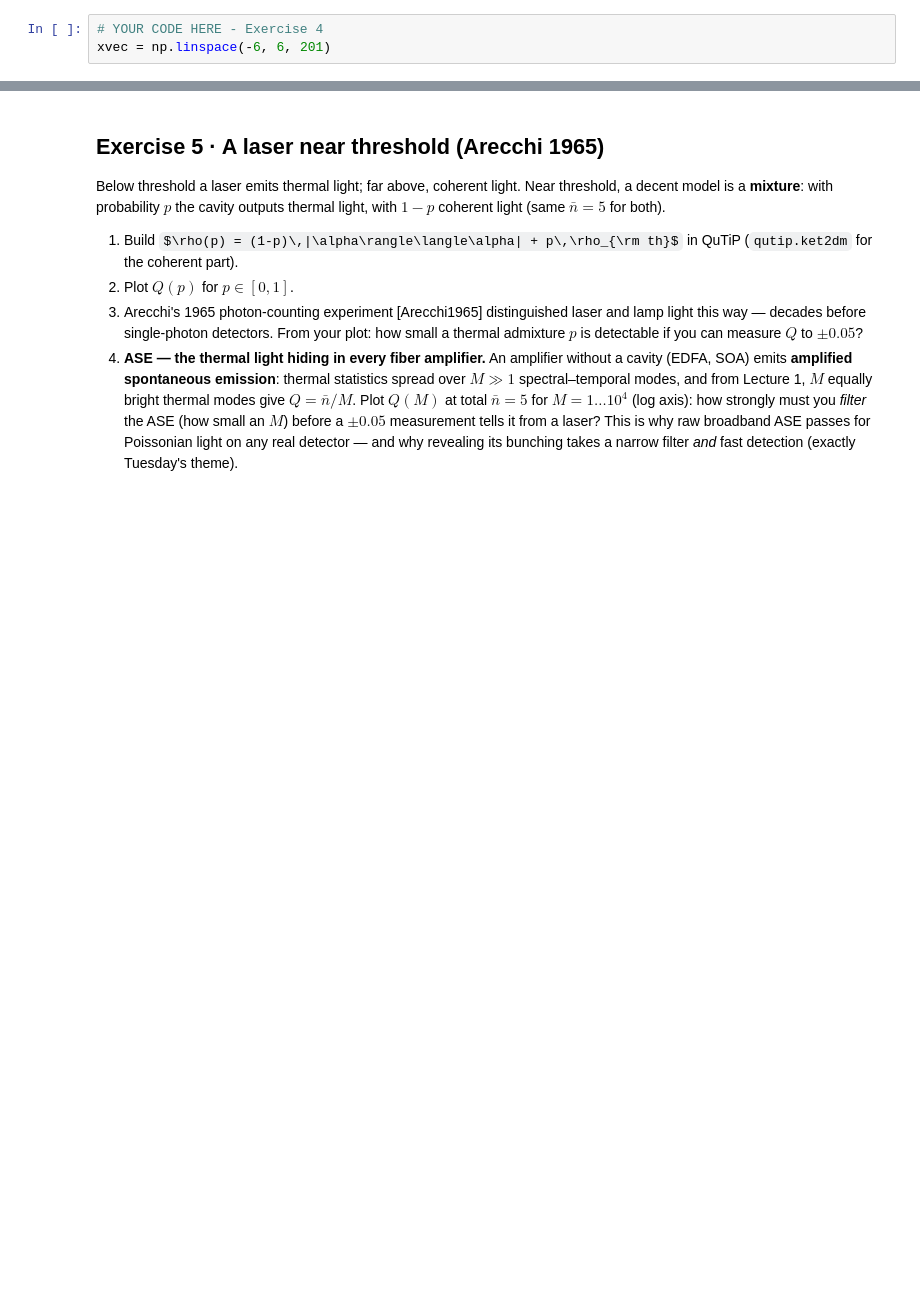
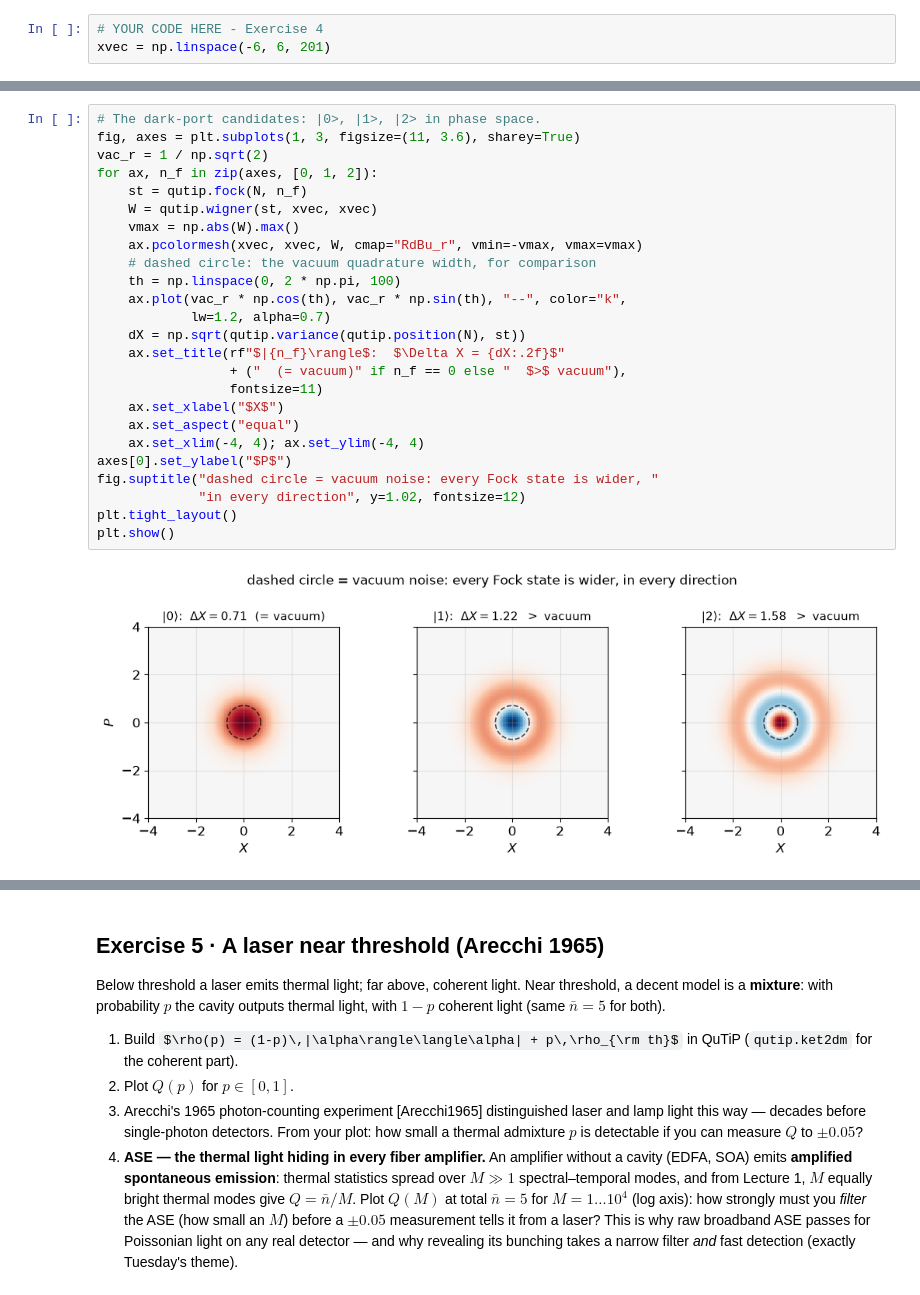
Before and after one commit to laserlab/CountingPhotons, a Jupyter notebook: lectures/02_HandsOn_SimulatingPhotonStatistics.ipynb, the cells around one changed output, grey strips where cells are left out. Saved outputs shown, nothing was run; the diff lists cells and outputs as text; some formulas as TeX source; blank space fills up the shorter version.

```diff
--- a/lectures/02_HandsOn_SimulatingPhotonStatistics.ipynb
+++ b/lectures/02_HandsOn_SimulatingPhotonStatistics.ipynb
@@ -193,0 +252,27 @@ xvec = np.linspace(-6, 6, 201)
+# %%
+# The dark-port candidates: |0>, |1>, |2> in phase space.
+fig, axes = plt.subplots(1, 3, figsize=(11, 3.6), sharey=True)
+vac_r = 1 / np.sqrt(2)
+for ax, n_f in zip(axes, [0, 1, 2]):
+    st = qutip.fock(N, n_f)
+    W = qutip.wigner(st, xvec, xvec)
+    vmax = np.abs(W).max()
+    ax.pcolormesh(xvec, xvec, W, cmap="RdBu_r", vmin=-vmax, vmax=vmax)
+    # dashed circle: the vacuum quadrature width, for comparison
+    th = np.linspace(0, 2 * np.pi, 100)
+    ax.plot(vac_r * np.cos(th), vac_r * np.sin(th), "--", color="k",
+            lw=1.2, alpha=0.7)
+    dX = np.sqrt(qutip.variance(qutip.position(N), st))
+    ax.set_title(rf"$|{n_f}\rangle$:  $\Delta X = {dX:.2f}$"
+                 + ("  (= vacuum)" if n_f == 0 else "  $>$ vacuum"),
+                 fontsize=11)
+    ax.set_xlabel("$X$")
+    ax.set_aspect("equal")
+    ax.set_xlim(-4, 4); ax.set_ylim(-4, 4)
+axes[0].set_ylabel("$P$")
+fig.suptitle("dashed circle = vacuum noise: every Fock state is wider, "
+             "in every direction", y=1.02, fontsize=12)
+plt.tight_layout()
+plt.show()
+# %% [output]
+[figure, added]
```
Also changed, not shown: parts of 6 cells of this notebook, 2 other files.
